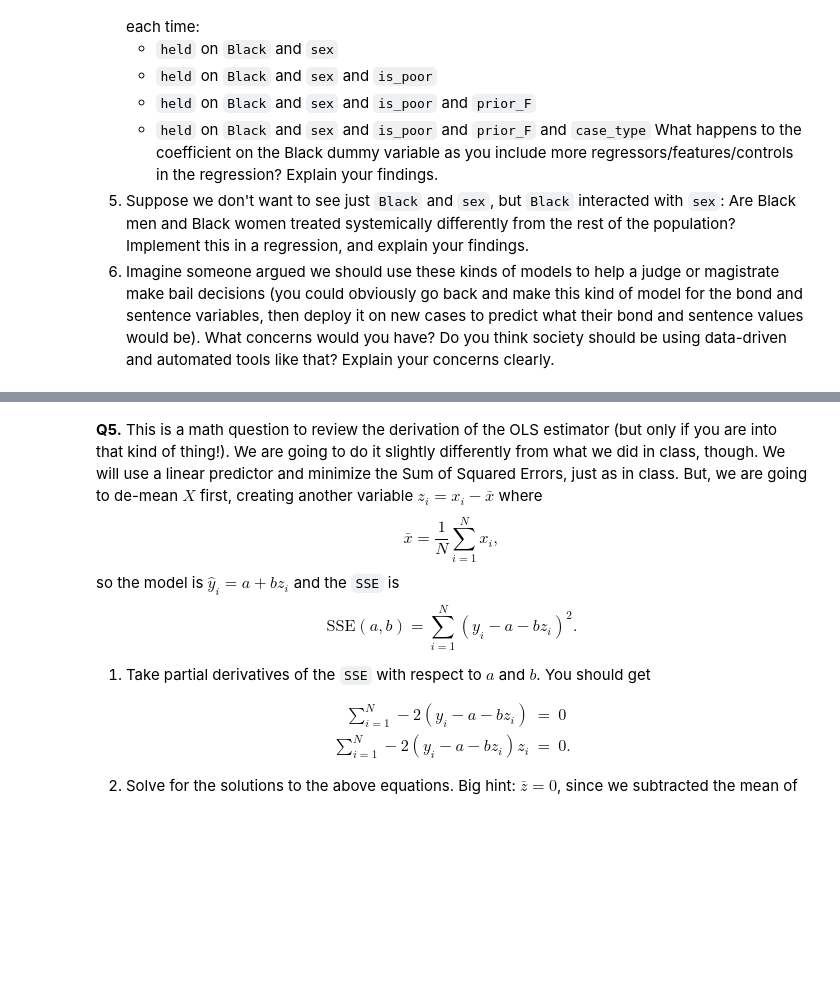
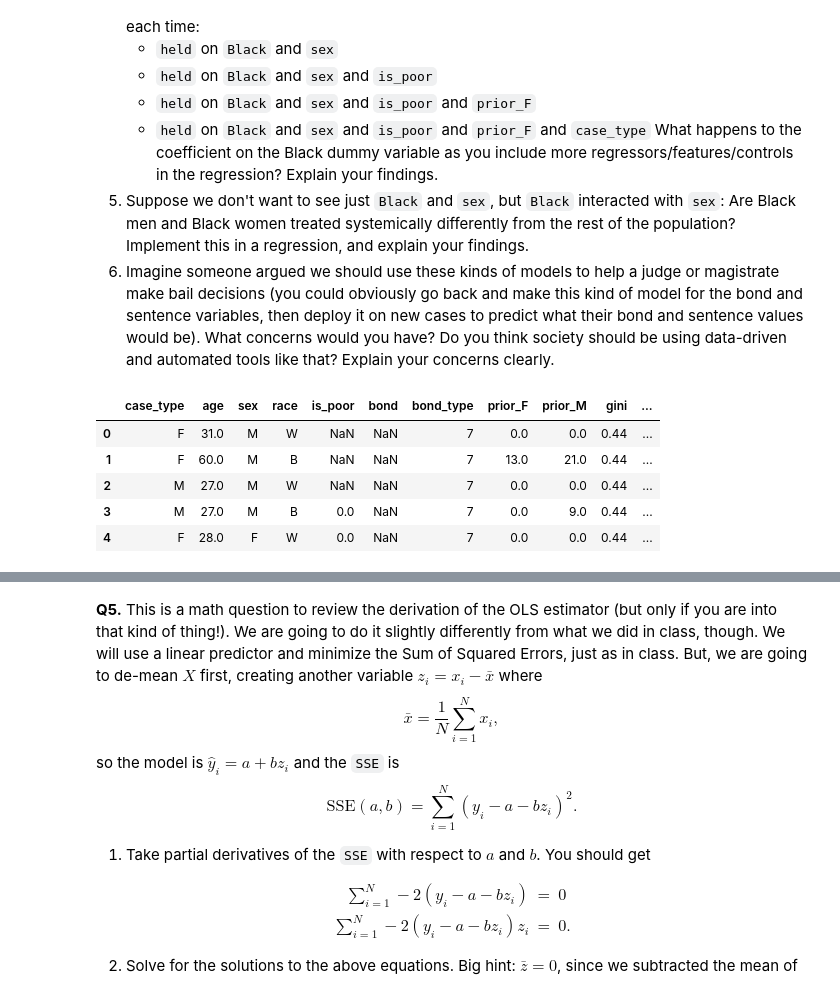
Before and after one commit to chrryyy/assignment4, a Jupyter notebook: assignment4.ipynb, the cells around one changed output, grey strips where cells are left out. Saved outputs shown, nothing was run; the diff lists cells and outputs as text; code cells hidden in the pictures; blank space fills up the shorter version.

Commit message:
Starting Q4, finished part 1

```diff
--- a/assignment4.ipynb
+++ b/assignment4.ipynb
@@ -434,3 +434,15 @@ The variables in the data are:
 What happens to the coefficient on the Black dummy variable as you include more regressors/features/controls in the regression? Explain your findings.
 5. Suppose we don't want to see just `Black` and `sex`, but `Black` interacted with `sex`: Are Black men and Black women treated systemically differently from the rest of the population? Implement this in a regression, and explain your findings.
 6. Imagine someone argued we should use these kinds of models to help a judge or magistrate make bail decisions (you could obviously go back and make this kind of model for the bond and sentence variables, then deploy it on new cases to predict what their bond and sentence values would be). What concerns would you have? Do you think society should be using data-driven and automated tools like that? Explain your concerns clearly.
+# %%
+# Part 1 - Load the data
+pretrial_data = pd.read_csv("data/pretrial_data.csv")
+pretrial_data = pretrial_data.drop(columns=["Unnamed: 0"])
+pretrial_data.head()
+# %% [output]
+|  | case_type | age | sex | race | is_poor | bond | bond_type | prior_F | prior_M | gini | ... |
+| 0 | F | 31.0 | M | W | NaN | NaN | 7 | 0.0 | 0.0 | 0.44 | ... |
+| 1 | F | 60.0 | M | B | NaN | NaN | 7 | 13.0 | 21.0 | 0.44 | ... |
+| 2 | M | 27.0 | M | W | NaN | NaN | 7 | 0.0 | 0.0 | 0.44 | ... |
+| 3 | M | 27.0 | M | B | 0.0 | NaN | 7 | 0.0 | 9.0 | 0.44 | ... |
+| 4 | F | 28.0 | F | W | 0.0 | NaN | 7 | 0.0 | 0.0 | 0.44 | ... |
```
Also changed, not shown: parts of 2 cells of this notebook.
